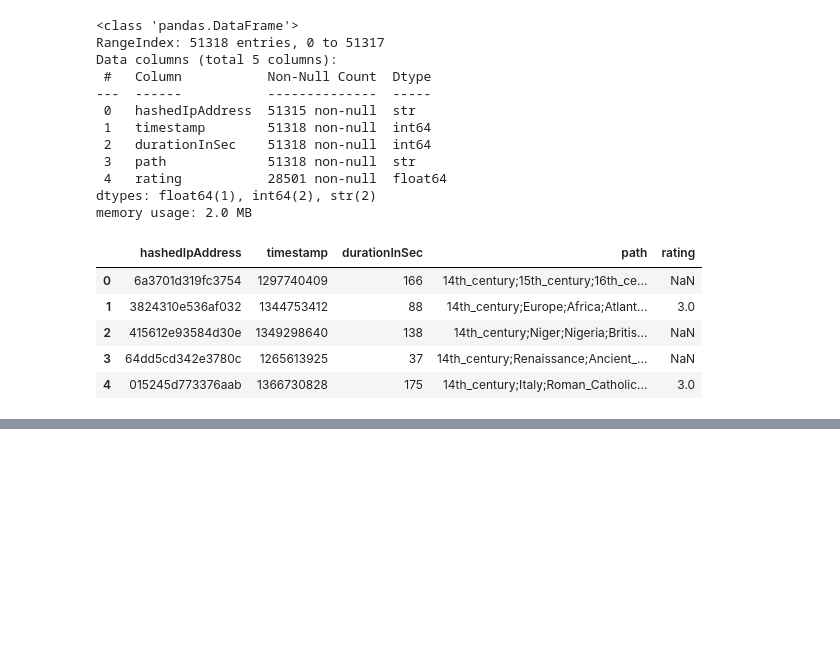
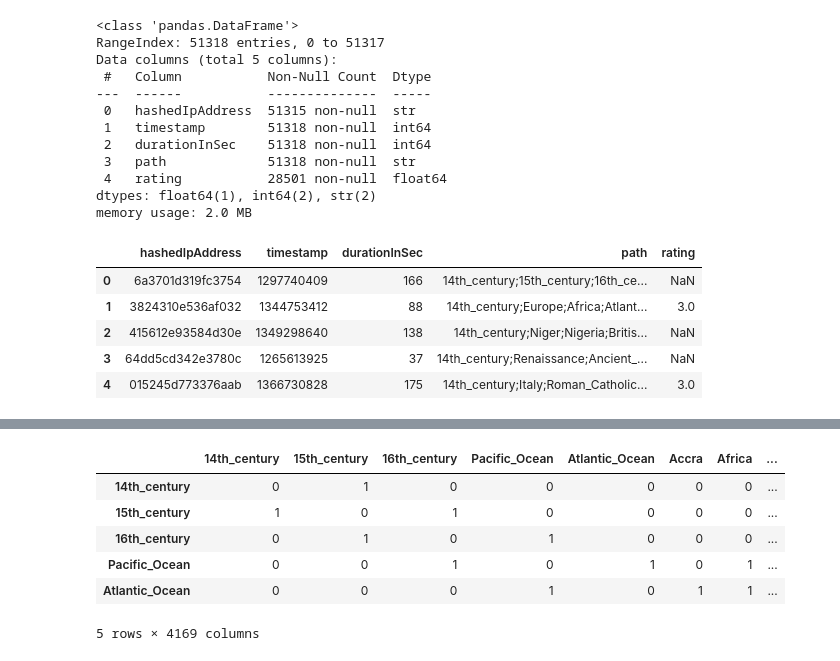
Before and after one commit to BrightMehou/random-ml, a Jupyter notebook: ranking/data_preparation.ipynb, the cells around one changed output, grey strips where cells are left out. Drawn from its saved outputs; the diff is of its cells as text; code cells hidden in the pictures; blank space fills up the shorter version.

```diff
--- a/ranking/data_preparation.ipynb
+++ b/ranking/data_preparation.ipynb
@@ -28,5 +28,4 @@ df.head()
 | 3 | 64dd5cd342e3780c | 1265613925 | 37 | 14th_century;Renaissance;Ancient_... | NaN |
 | 4 | 015245d773376aab | 1366730828 | 175 | 14th_century;Italy;Roman_Catholic... | 3.0 |
 # %%
-paths = df["path"].to_list()
-paths[0]
+paths = df['path'].tolist()
@@ -185,0 +90,13 @@ plt.show()
+# %%
+graph = create_graph_from_paths(paths)
+adj_matrix = graph.get_adjacency().data
+adj_df = pd.DataFrame(adj_matrix, index=graph.vs["name"], columns=graph.vs["name"])
+adj_df.head()
+# %% [output]
+|  | 14th_century | 15th_century | 16th_century | Pacific_Ocean | Atlantic_Ocean | Accra | Africa | ... |
+| 14th_century | 0 | 1 | 0 | 0 | 0 | 0 | 0 | ... |
+| 15th_century | 1 | 0 | 1 | 0 | 0 | 0 | 0 | ... |
+| 16th_century | 0 | 1 | 0 | 1 | 0 | 0 | 0 | ... |
+| Pacific_Ocean | 0 | 0 | 1 | 0 | 1 | 0 | 1 | ... |
+| Atlantic_Ocean | 0 | 0 | 0 | 1 | 0 | 1 | 1 | ... |
+5 rows × 4169 columns
```
Also changed, not shown: parts of 14 cells of this notebook, 4 other files.
